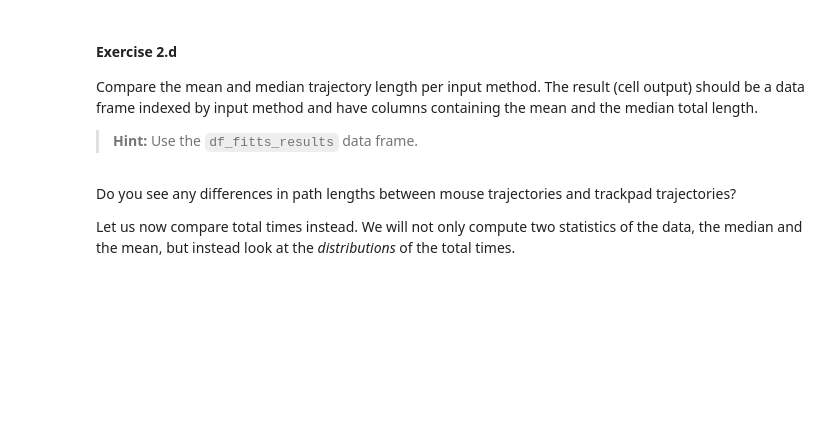
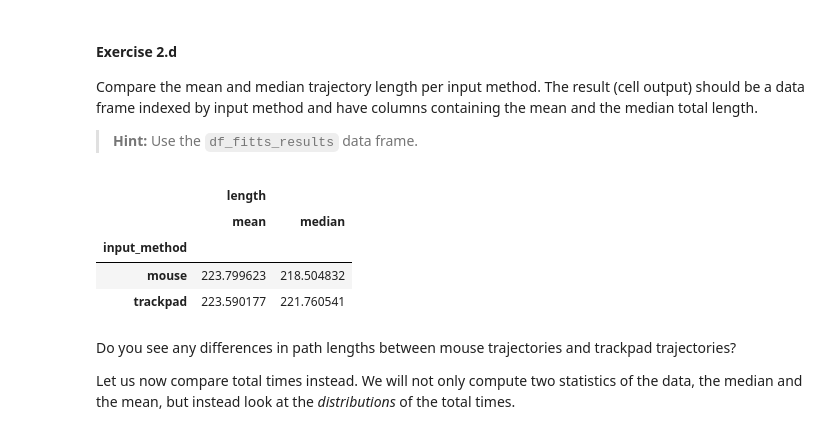
Before and after one commit to Modgen1/2IAB1, a Jupyter notebook: 5_DAS/Exercises-DAS-2076209.ipynb, the cells around one changed output. Saved outputs shown, nothing was run; the diff lists cells and outputs as text; code cells hidden in the pictures; blank space fills up the shorter version.

```diff
--- a/5_DAS/Exercises-DAS-2076209.ipynb
+++ b/5_DAS/Exercises-DAS-2076209.ipynb
@@ -773,9 +906,15 @@ Compare the mean and median trajectory length per input method. The result (cell
 # %%
 #// BEGIN_TODO [DAS_2d] Mean and median per input method (1 point)
 
-# ===== =====> Replace this line by your code. <===== ===== #
+df_fitts_results.reset_index().groupby('input_method').agg({'length': ['mean', 'median']})
 
 #// END_TODO [DAS_2d]
+# %% [output]
+|  | length |  |
+|  | mean | median |
+| input_method |  |  |
+| mouse | 223.799623 | 218.504832 |
+| trackpad | 223.590177 | 221.760541 |
 # %% [markdown]
 Do you see any differences in path lengths between mouse trajectories and trackpad trajectories?
 
```
Also changed, not shown: parts of 17 cells of this notebook.
